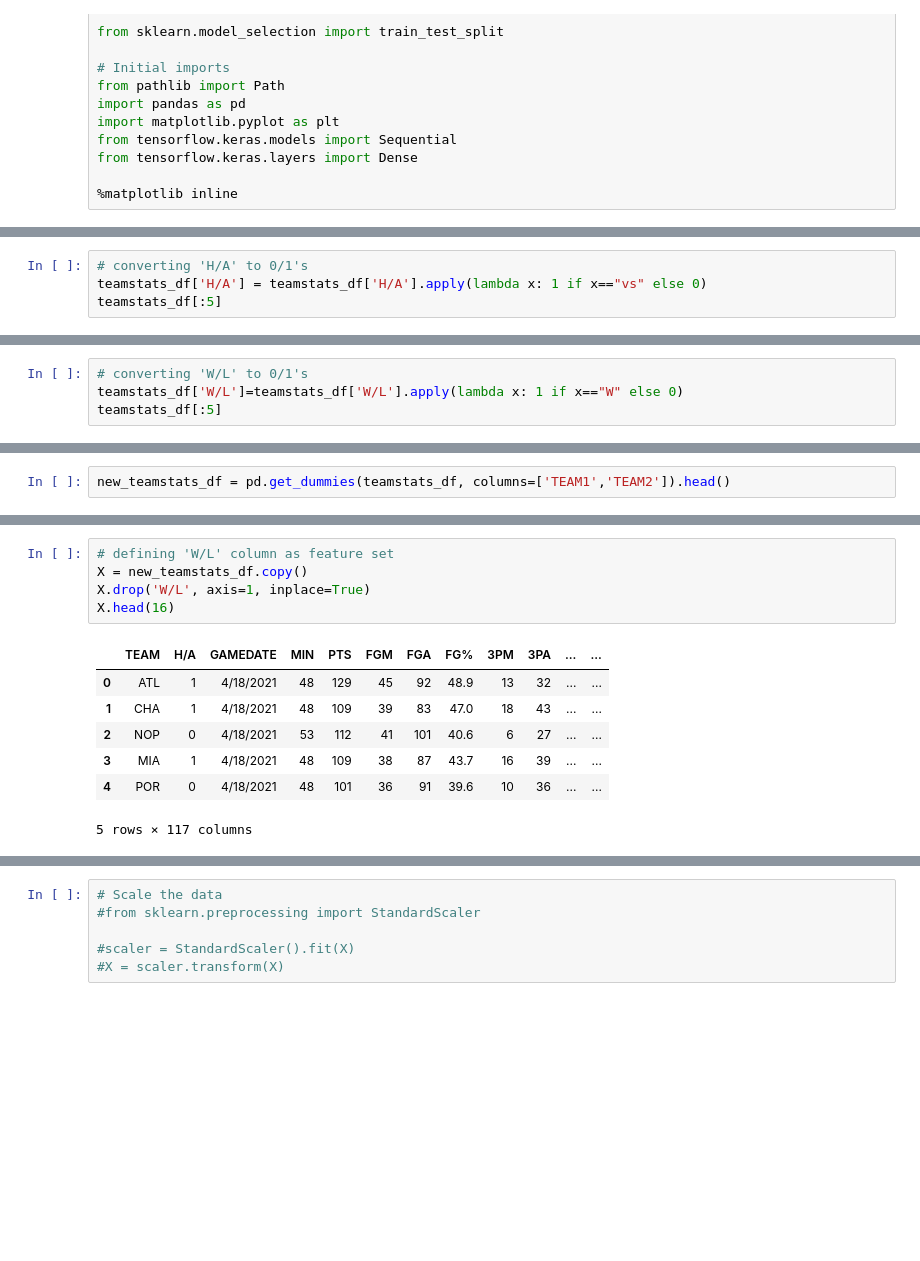
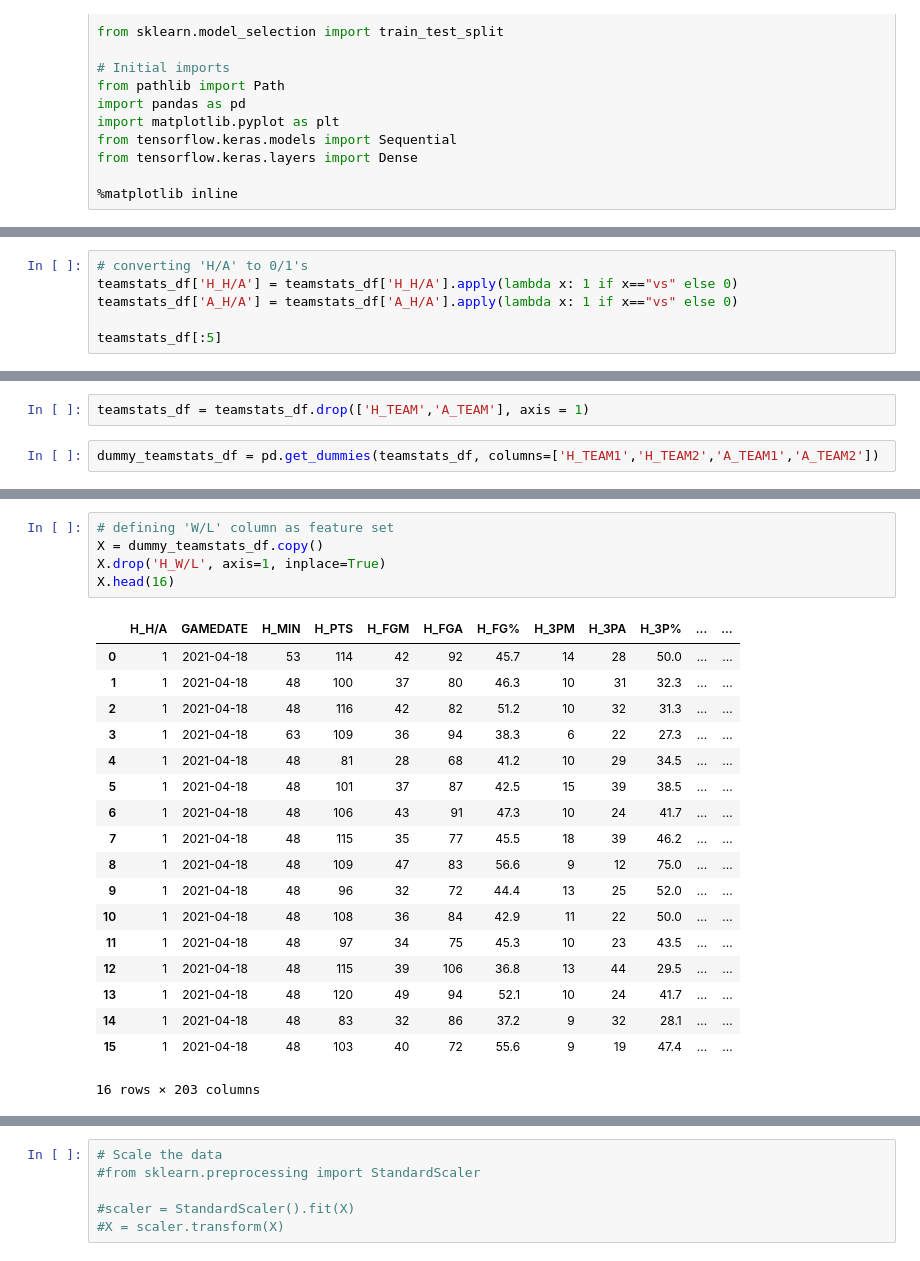
Before and after one commit to lchristij/NBA-ML-Project, a Jupyter notebook: neuralNet.ipynb, the cells around one changed output, grey strips where cells are left out. Drawn from its saved outputs; the diff is of its cells as text; blank space fills up the shorter version.

```diff
--- a/neuralNet.ipynb
+++ b/neuralNet.ipynb
@@ -27,5 +45,7 @@ teamstats_df = pd.read_csv(csv_path)
 # %%
 # converting 'H/A' to 0/1's
-teamstats_df['H/A'] = teamstats_df['H/A'].apply(lambda x: 1 if x=="vs" else 0)
+teamstats_df['H_H/A'] = teamstats_df['H_H/A'].apply(lambda x: 1 if x=="vs" else 0)
+teamstats_df['A_H/A'] = teamstats_df['A_H/A'].apply(lambda x: 1 if x=="vs" else 0)
+
 teamstats_df[:5]
 # %% [output]
@@ -39,4 +58,0 @@ teamstats_df[:5]
-# %%
-# converting 'W/L' to 0/1's
-teamstats_df['W/L']=teamstats_df['W/L'].apply(lambda x: 1 if x=="W" else 0)
-teamstats_df[:5]
@@ -51,2 +63,4 @@ teamstats_df[:5]
+# %%
+teamstats_df = teamstats_df.drop(['H_TEAM','A_TEAM'], axis = 1)
 # %%
-new_teamstats_df = pd.get_dummies(teamstats_df, columns=['TEAM1','TEAM2']).head()
+dummy_teamstats_df = pd.get_dummies(teamstats_df, columns=['H_TEAM1','H_TEAM2','A_TEAM1','A_TEAM2'])
@@ -65,15 +95,26 @@ new_teamstats_df.head()
 # %%
 # defining 'W/L' column as feature set
-X = new_teamstats_df.copy()
-X.drop('W/L', axis=1, inplace=True)
+X = dummy_teamstats_df.copy()
+X.drop('H_W/L', axis=1, inplace=True)
 X.head(16)
 # %% [output]
-|  | TEAM | H/A | GAMEDATE | MIN | PTS | FGM | FGA | FG% | 3PM | 3PA | ... | ... |
-| 0 | ATL | 1 | 4/18/2021 | 48 | 129 | 45 | 92 | 48.9 | 13 | 32 | ... | ... |
-| 1 | CHA | 1 | 4/18/2021 | 48 | 109 | 39 | 83 | 47.0 | 18 | 43 | ... | ... |
-| 2 | NOP | 0 | 4/18/2021 | 53 | 112 | 41 | 101 | 40.6 | 6 | 27 | ... | ... |
-| 3 | MIA | 1 | 4/18/2021 | 48 | 109 | 38 | 87 | 43.7 | 16 | 39 | ... | ... |
-| 4 | POR | 0 | 4/18/2021 | 48 | 101 | 36 | 91 | 39.6 | 10 | 36 | ... | ... |
+|  | H_H/A | GAMEDATE | H_MIN | H_PTS | H_FGM | H_FGA | H_FG% | H_3PM | H_3PA | H_3P% | ... | ... |
+| 0 | 1 | 2021-04-18 | 53 | 114 | 42 | 92 | 45.7 | 14 | 28 | 50.0 | ... | ... |
+| 1 | 1 | 2021-04-18 | 48 | 100 | 37 | 80 | 46.3 | 10 | 31 | 32.3 | ... | ... |
+| 2 | 1 | 2021-04-18 | 48 | 116 | 42 | 82 | 51.2 | 10 | 32 | 31.3 | ... | ... |
+| 3 | 1 | 2021-04-18 | 63 | 109 | 36 | 94 | 38.3 | 6 | 22 | 27.3 | ... | ... |
+| 4 | 1 | 2021-04-18 | 48 | 81 | 28 | 68 | 41.2 | 10 | 29 | 34.5 | ... | ... |
+| 5 | 1 | 2021-04-18 | 48 | 101 | 37 | 87 | 42.5 | 15 | 39 | 38.5 | ... | ... |
+| 6 | 1 | 2021-04-18 | 48 | 106 | 43 | 91 | 47.3 | 10 | 24 | 41.7 | ... | ... |
+| 7 | 1 | 2021-04-18 | 48 | 115 | 35 | 77 | 45.5 | 18 | 39 | 46.2 | ... | ... |
+| 8 | 1 | 2021-04-18 | 48 | 109 | 47 | 83 | 56.6 | 9 | 12 | 75.0 | ... | ... |
+| 9 | 1 | 2021-04-18 | 48 | 96 | 32 | 72 | 44.4 | 13 | 25 | 52.0 | ... | ... |
+| 10 | 1 | 2021-04-18 | 48 | 108 | 36 | 84 | 42.9 | 11 | 22 | 50.0 | ... | ... |
+| 11 | 1 | 2021-04-18 | 48 | 97 | 34 | 75 | 45.3 | 10 | 23 | 43.5 | ... | ... |
+| 12 | 1 | 2021-04-18 | 48 | 115 | 39 | 106 | 36.8 | 13 | 44 | 29.5 | ... | ... |
+| 13 | 1 | 2021-04-18 | 48 | 120 | 49 | 94 | 52.1 | 10 | 24 | 41.7 | ... | ... |
+| 14 | 1 | 2021-04-18 | 48 | 83 | 32 | 86 | 37.2 | 9 | 32 | 28.1 | ... | ... |
+| 15 | 1 | 2021-04-18 | 48 | 103 | 40 | 72 | 55.6 | 9 | 19 | 47.4 | ... | ... |
-5 rows × 117 columns
+16 rows × 203 columns
 # %%
 # defining target vector
```
Also changed, not shown: parts of 18 cells of this notebook, 6 other files.
